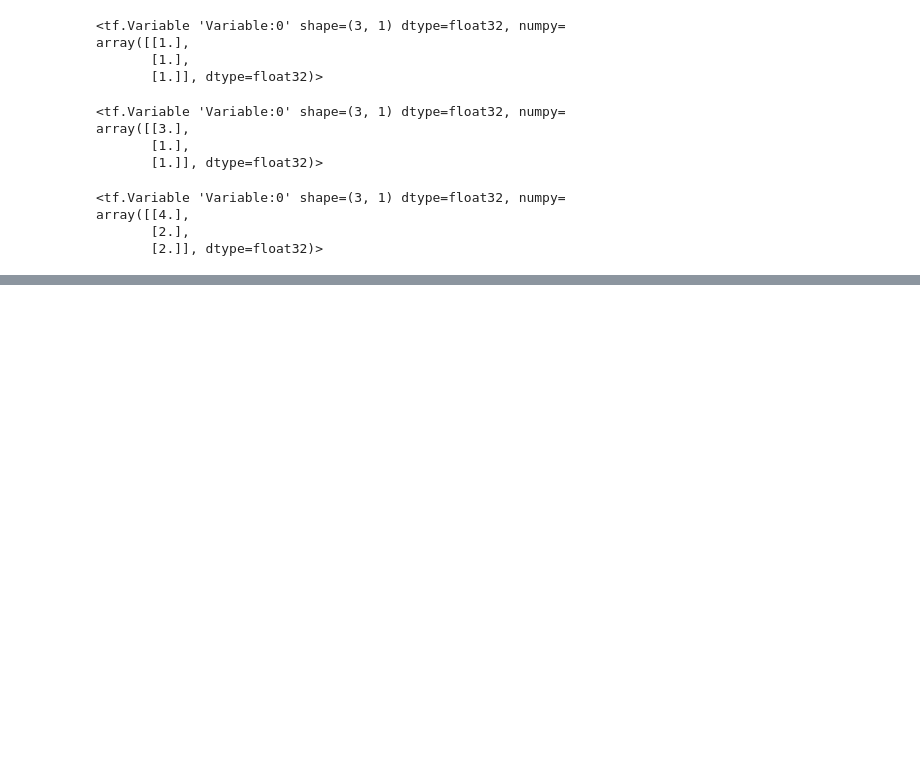
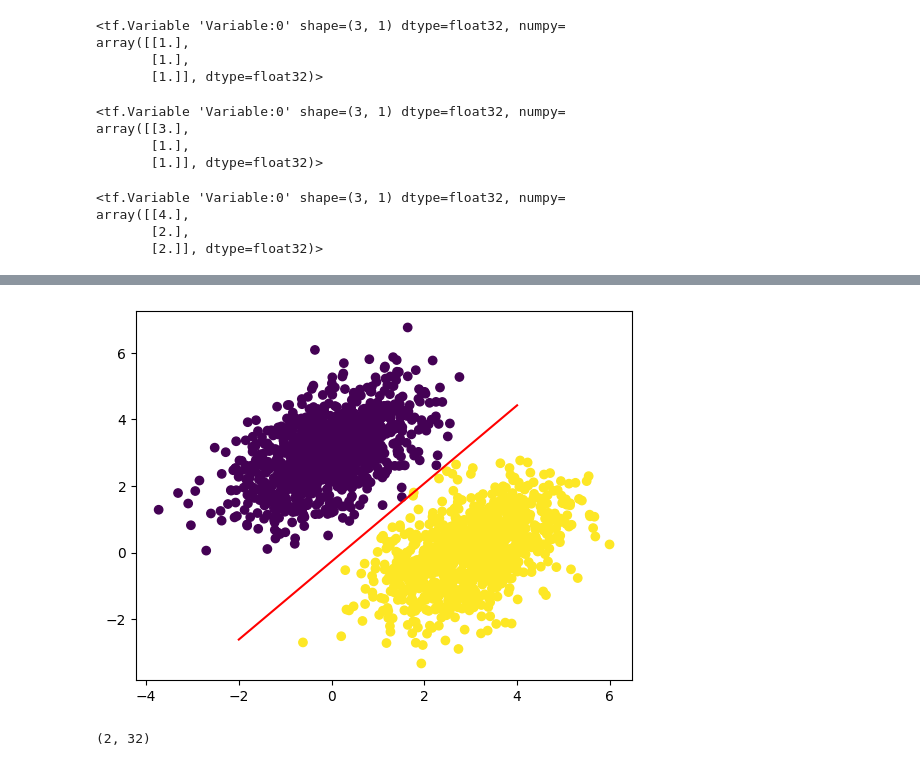
Before and after one commit to will-j-c/deep_learning_in_python, a Jupyter notebook: chapter_3.ipynb, the cells around one changed output, grey strips where cells are left out. Cells and saved outputs as stored; diff of their text form; code cells hidden in the pictures; blank space fills up the shorter version.

```diff
--- a/chapter_3.ipynb
+++ b/chapter_3.ipynb
@@ -85,0 +234,9 @@ array([[4.],
+# %%
+# Plot with the line equal to 0.5
+x = np.linspace(-2, 4, 100) # generate 100 regualrly spaced numbers we will use to plot the line
+y = - W[0] / W[1] * x + (0.5 - b) / W[1] # the equation of our line - rearranged w1 * x + w2 * y + b = 0.5
+plt.plot(x, y, '-r')
+plt.scatter(inputs[:, 0], inputs[:, 1], c=predictions[:, 0] > 0.5)
+plt.show()
+# %% [output]
+[figure, added]
@@ -85,0 +268,8 @@ array([[4.],
+# %%
+# intiating the layer
+my_dense = SimpleDense(units=32, activation=tf.nn.relu)
+input_tensor = tf.ones(shape=(2, 784))
+output_tensor = my_dense(input_tensor)
+print(output_tensor.shape)
+# %% [output]
+(2, 32)
```
Also changed, not shown: parts of 20 cells of this notebook, 2 other files.
